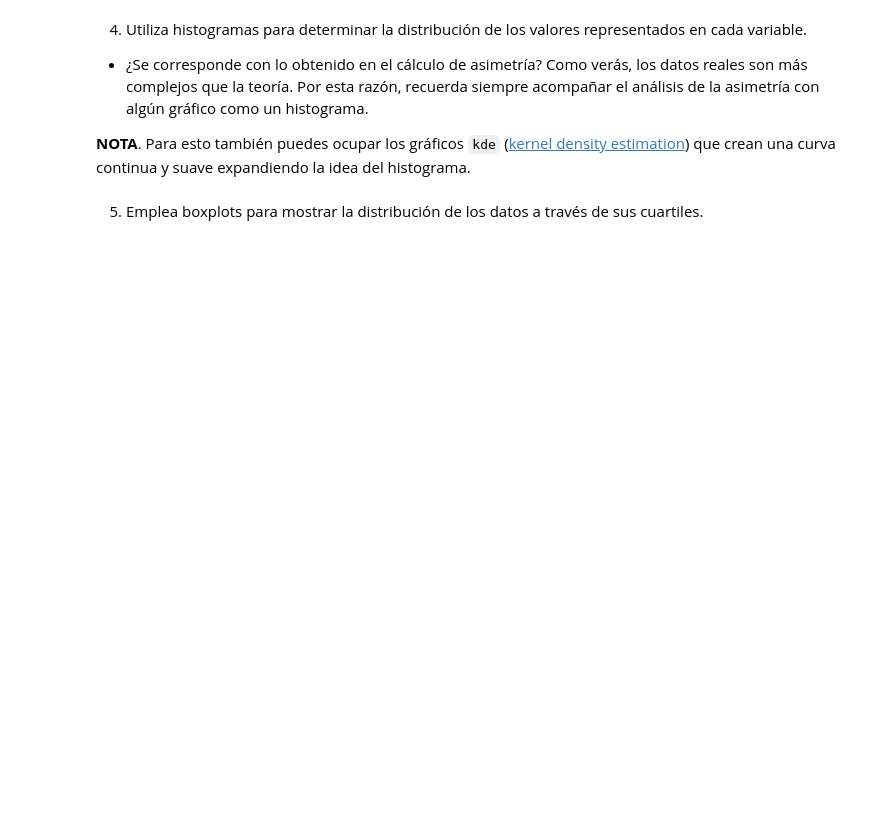
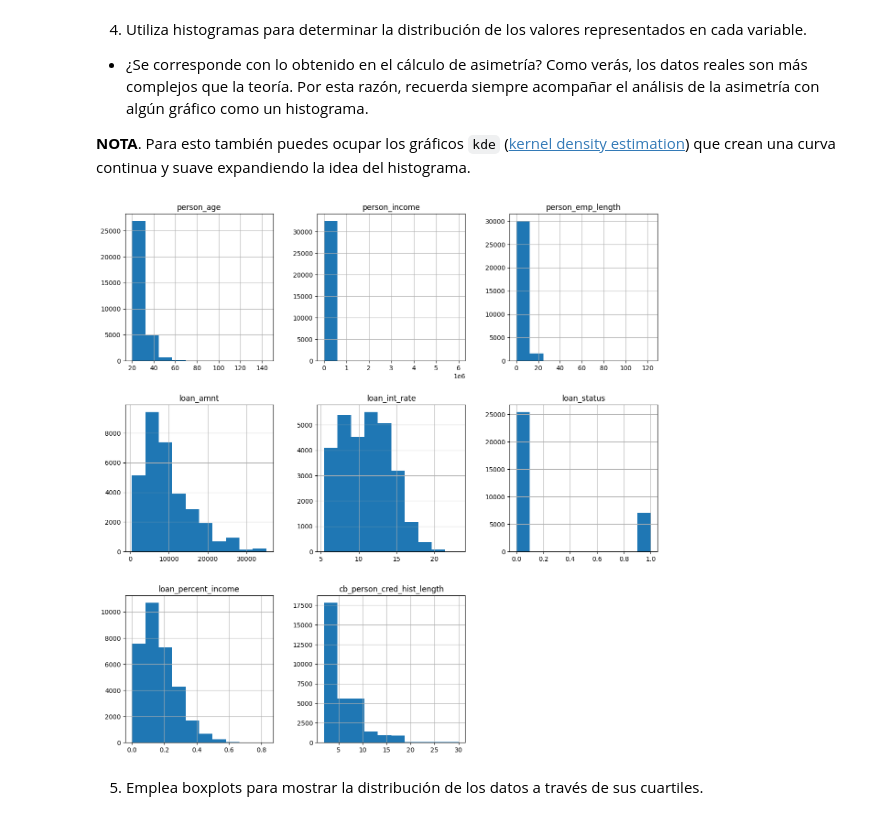
Before and after one commit to CarlosRochaCx/MNA, a Jupyter notebook: Actividad4EDA.ipynb, the cells around one changed output. Saved outputs shown, nothing was run; the diff lists cells and outputs as text; code cells hidden in the pictures; blank space fills up the shorter version.

```diff
--- a/Actividad4EDA.ipynb
+++ b/Actividad4EDA.ipynb
@@ -121,5 +155,10 @@ df.describe()
 *   ¿Se corresponde con lo obtenido en el cálculo de asimetría? Como verás, los datos reales son más complejos que la teoría. Por esta razón, recuerda siempre acompañar el análisis de la asimetría con algún gráfico como un histograma.
 
 **NOTA**. Para esto también puedes ocupar los gráficos `kde` ([kernel density estimation](https://www.cienciadedatos.net/documentos/pystats02-kernel-density-estimation-kde-python.html)) que crean una curva continua y suave expandiendo la idea del histograma.
+# %%
+df.hist(figsize=(15,15))
+plt.show()
+# %% [output]
+[figure, added]
 # %% [markdown]
 5. Emplea boxplots para mostrar la distribución de los datos a través de sus cuartiles.
```
Also changed, not shown: parts of 15 cells of this notebook.
